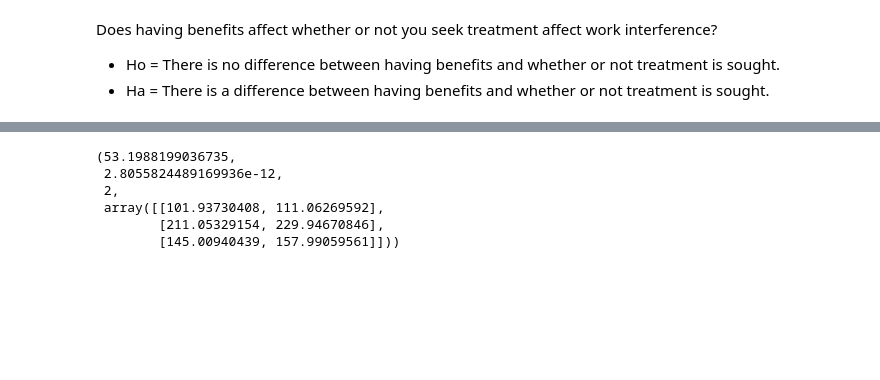
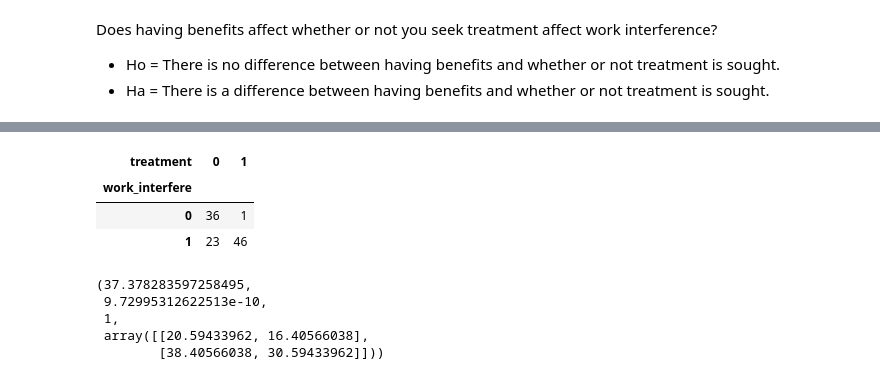
Before and after one commit to Mental-Health-In-Tech/tech-blues-capstone, a Jupyter notebook: Carls_notebook.ipynb, the cells around one changed output, grey strips where cells are left out. Saved outputs shown, nothing was run; the diff lists cells and outputs as text; code cells hidden in the pictures; blank space fills up the shorter version.

```diff
--- a/Carls_notebook.ipynb
+++ b/Carls_notebook.ipynb
@@ -252 +272,8 @@ contingency_table
+# %%
+contingency_table3
+# %% [output]
+| treatment | 0 | 1 |
+| work_interfere |  |  |
+| 0 | 36 | 1 |
+| 1 | 23 | 46 |
 # %%
@@ -254,10 +281,9 @@ test_results = stats.chi2_contingency(contingency_table)
-# %%
-test_results
-# %% [output]
-(53.1988199036735,
- 2.8055824489169936e-12,
- 2,
- array([[101.93730408, 111.06269592],
-        [211.05329154, 229.94670846],
-        [145.00940439, 157.99059561]]))
+# %%
+test_results3
+# %% [output]
+(37.378283597258495,
+ 9.72995312622513e-10,
+ 1,
+ array([[20.59433962, 16.40566038],
+        [38.40566038, 30.59433962]]))
 # %%
```
Also changed, not shown: parts of 41 cells of this notebook.
